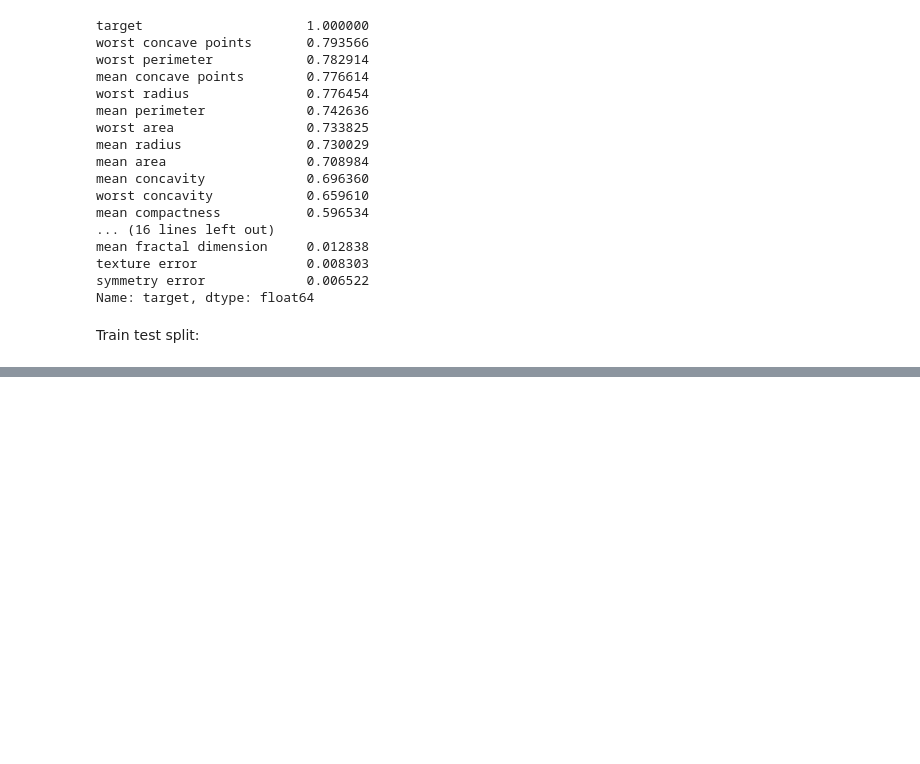
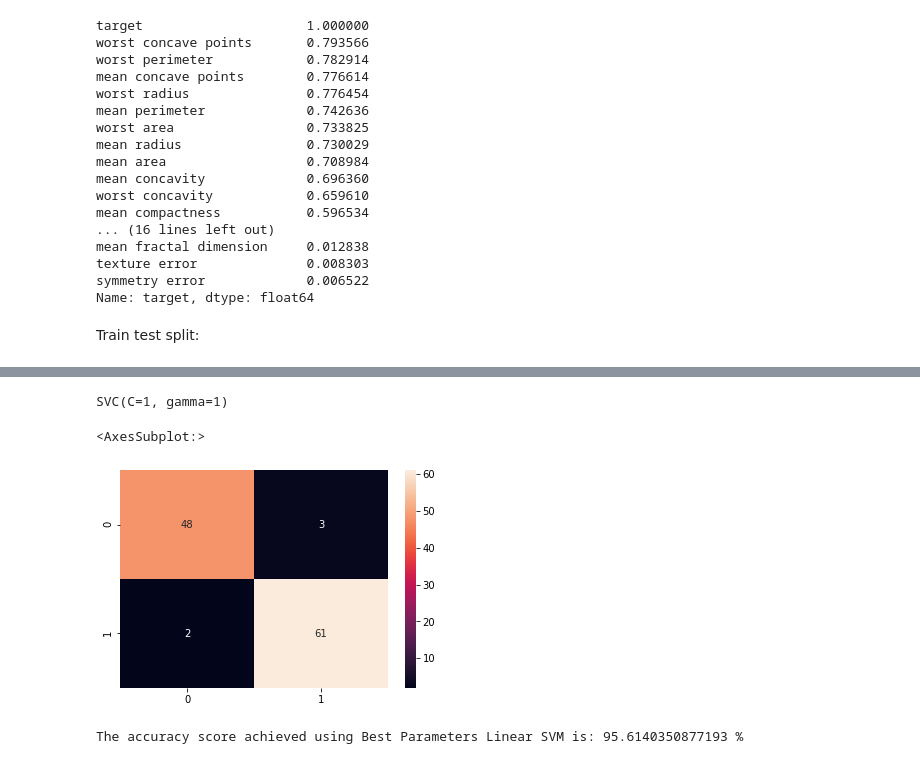
Before and after one commit to nshafik/Breast-Cancer, a Jupyter notebook: SVM_Breast_Cancer.ipynb, the cells around one changed output, grey strips where cells are left out. Cells and saved outputs as stored; diff of their text form; code cells hidden in the pictures; blank space fills up the shorter version.

```diff
--- a/SVM_Breast_Cancer.ipynb
+++ b/SVM_Breast_Cancer.ipynb
@@ -144,0 +175,7 @@ sns.scatterplot(x = X_train['mean area'], y = X_train['mean smoothness'], hue =
+# %%
+param_grid = {'C': [0.1, 1, 10, 100], 'gamma': [1, 0.1, 0.01, 0.001], 'kernel': ['rbf']}
+# %%
+from sklearn.model_selection import GridSearchCV
+grid = GridSearchCV(svm.SVC(),param_grid,refit=True,verbose=10)
+grid.fit(norm_x_train,y_train)
+grid.best_params_
@@ -144,0 +201,17 @@ sns.scatterplot(x = X_train['mean area'], y = X_train['mean smoothness'], hue =
+# %%
+grid.best_estimator_
+# %% [output]
+SVC(C=1, gamma=1)
+# %%
+grid_predictions = grid.predict(norm_x_test)
+# %%
+cm = confusion_matrix(y_test, grid_predictions)
+
+sns.heatmap(cm,annot=True,fmt="d")
+# %% [output]
+<AxesSubplot:>
+[figure, added]
+# %%
+print("The accuracy score achieved using Best Parameters Linear SVM is: "+str(accuracy_score(grid_predictions,y_test)*100)+" %")
+# %% [output]
+The accuracy score achieved using Best Parameters Linear SVM is: 95.6140350877193 %
```
Also changed, not shown: parts of 15 cells of this notebook.
